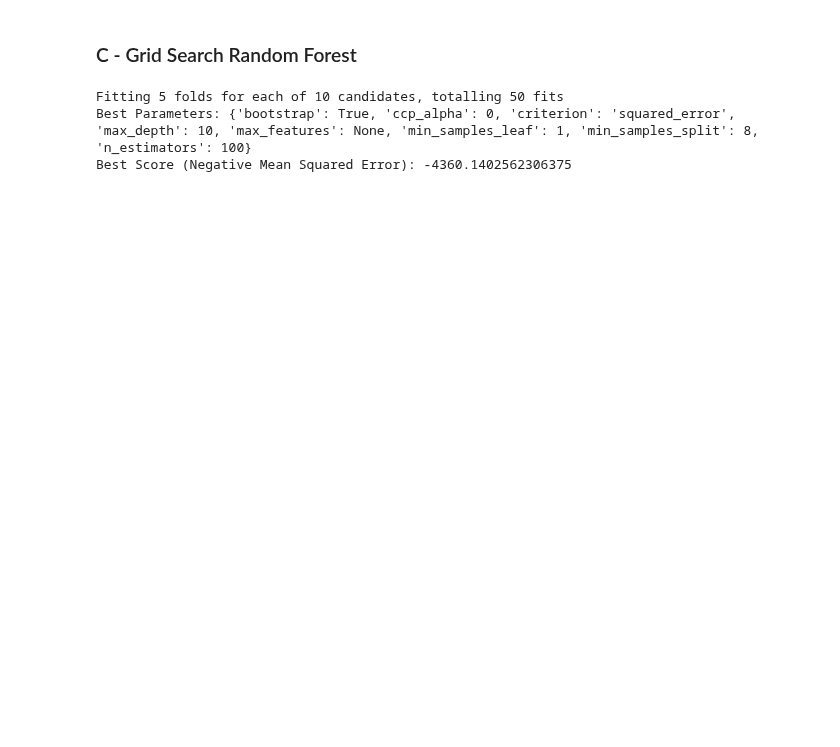
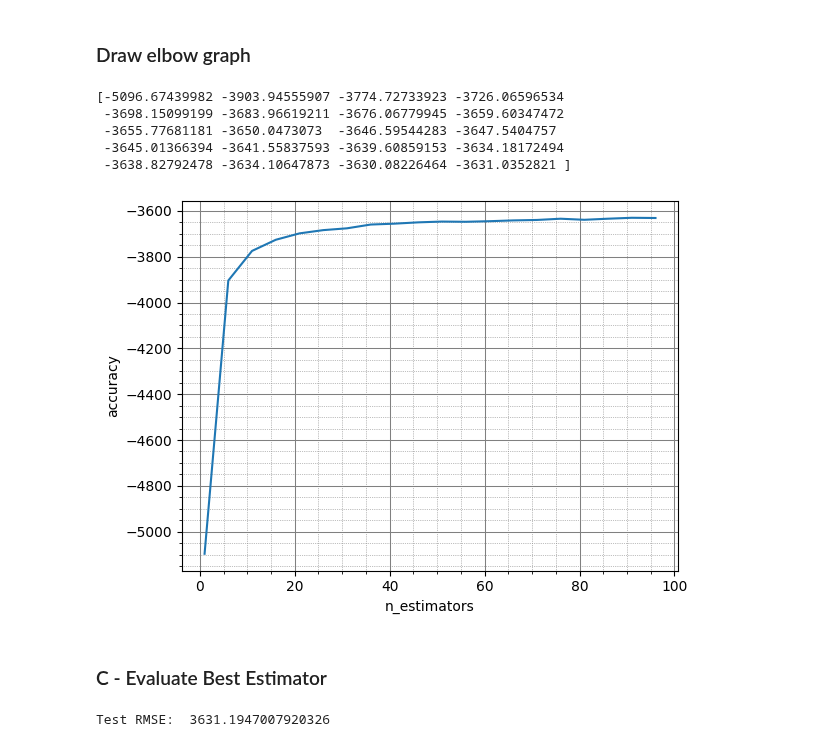
Before and after one commit to MohammedGuniem/PRC-Challenge, a Jupyter notebook: notebooks/Grid Search Decision Tree & Random Forest.ipynb, the cells around one changed output. Cells and saved outputs as stored; diff of their text form; code cells hidden in the pictures; blank space fills up the shorter version.

Commit message:
This notebook perform a grid  search for the number of n-estimators in a random forest regressor

```diff
--- a/notebooks/Grid Search Decision Tree & Random Forest.ipynb
+++ b/notebooks/Grid Search Decision Tree & Random Forest.ipynb
@@ -71,31 +77,35 @@ Best Score (Negative Mean Squared Error): -4461.064639174912
-# %% [markdown]
-<h3>C - Grid Search Random Forest</h3>
-# %%
-param_grid = {
-    'ccp_alpha': [0],
-    'criterion': ['squared_error'],
-    'max_depth': [10],
-    'max_features': [None],
-    'min_samples_leaf': [1],
-    'min_samples_split': [8],
-    'n_estimators': [20, 40, 60, 80, 100],
-    'bootstrap': [True, False]
-}
-
-# Set up GridSearchCV with custom scoring
-grid_search = GridSearchCV(
-    estimator=RandomForestRegressor(random_state=123),
-    param_grid=param_grid,
-    scoring=rmse_scorer,
-    cv=cv_strategy,
-    n_jobs=-1,
-    verbose=1
-)
-
-grid_search.fit(features, target)
-
-print_model_score(grid_search)
-# %% [output]
-Fitting 5 folds for each of 10 candidates, totalling 50 fits
-Best Parameters: {'bootstrap': True, 'ccp_alpha': 0, 'criterion': 'squared_error', 'max_depth': 10, 'max_features': None, 'min_samples_leaf': 1, 'min_samples_split': 8, 'n_estimators': 100}
-Best Score (Negative Mean Squared Error): -4360.1402562306375
+# %% [markdown]
+<h3>Draw elbow graph</h3>
+# %%
+scores = grid_search.cv_results_['mean_test_score']
+print(scores)
+
+
+plt.plot(n_estimators, scores)
+plt.xlabel("n_estimators")
+plt.ylabel("accuracy")
+#plt.xlim(0, 100)
+#plt.ylim(0.9, 1)
+plt.minorticks_on()
+plt.grid(True)
+# Add major grid
+plt.grid(which='major', color='gray', linestyle='-', linewidth=0.75)
+# Add minor grid
+plt.grid(which='minor', color='gray', linestyle=':', linewidth=0.5)
+plt.show()
+# %% [output]
+[-5096.67439982 -3903.94555907 -3774.72733923 -3726.06596534
+ -3698.15099199 -3683.96619211 -3676.06779945 -3659.60347472
+ -3655.77681181 -3650.0473073  -3646.59544283 -3647.5404757
+ -3645.01366394 -3641.55837593 -3639.60859153 -3634.18172494
+ -3638.82792478 -3634.10647873 -3630.08226464 -3631.0352821 ]
+[figure, added]
+# %% [markdown]
+<h3>C - Evaluate Best Estimator</h3>
+# %%
+best_rf = grid_search.best_estimator_
+y_pred = best_rf.predict(X_test)
+test_rmse = rmse(y_test, y_pred)
+print("Test RMSE: ", test_rmse)
+# %% [output]
+Test RMSE:  3631.1947007920326
```
Also changed, not shown: parts of 8 cells of this notebook.
